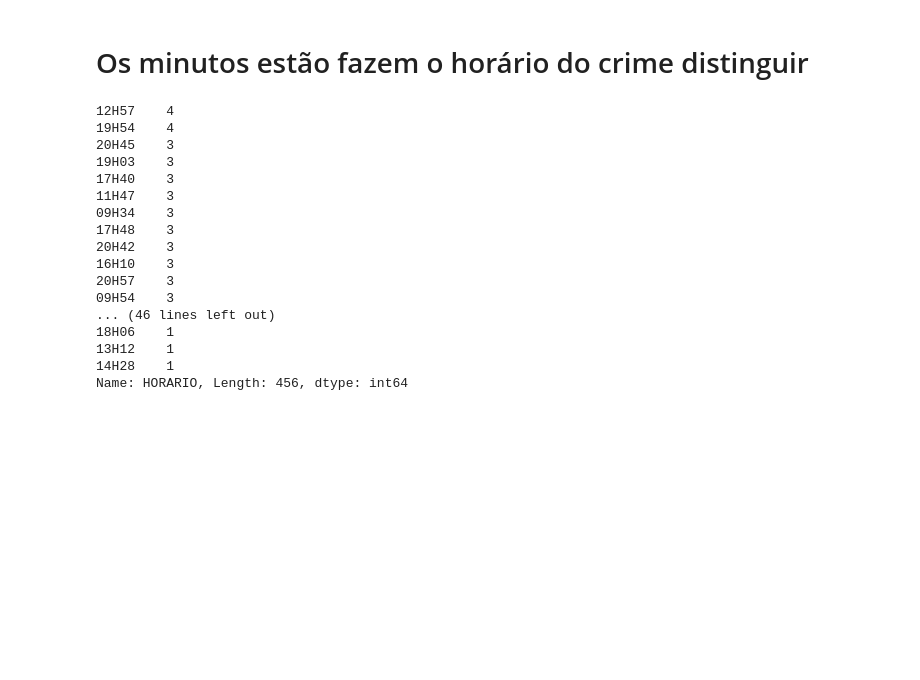
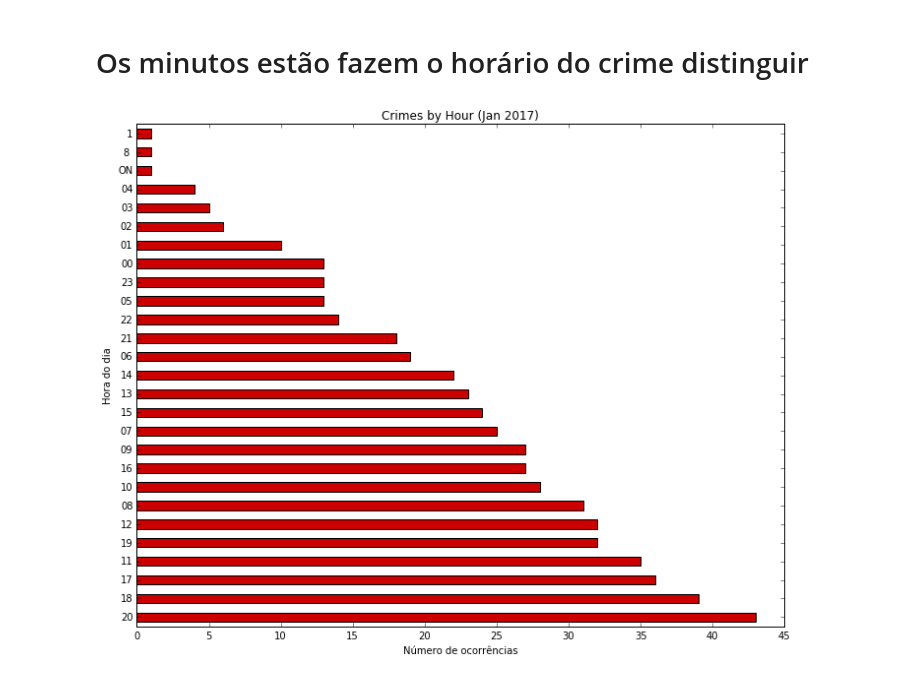
Before and after one commit to netodeolino/TCC, a Jupyter notebook: TCC 02/Testes de Análises/Análise sobre o horário.ipynb, the cells around one changed output. Drawn from its saved outputs; the diff is of its cells as text; code cells hidden in the pictures; blank space fills up the shorter version.

```diff
--- a/TCC 02/Testes de Análises/Análise sobre o horário.ipynb
+++ b/TCC 02/Testes de Análises/Análise sobre o horário.ipynb
@@ -53,22 +51,15 @@ plt.show()
 # %% [markdown]
 # Os minutos estão fazem o horário do crime distinguir
-# %%
-df.HORARIO.value_counts()
-# %% [output]
-12H57    4
-19H54    4
-20H45    3
-19H03    3
-17H40    3
-11H47    3
-09H34    3
-17H48    3
-20H42    3
-16H10    3
-20H57    3
-09H54    3
-... (46 lines left out)
-18H06    1
-13H12    1
-14H28    1
-Name: HORARIO, Length: 456, dtype: int64
+# %%
+horas_mes = df.HORA.value_counts()
+# %%
+horas_mes.plot(kind='barh', figsize=(10,8), color='#cc0000')
+plt.title('Crimes by Hour (Jan 2017)')
+plt.xlabel('Número de ocorrências')
+plt.ylabel('Hora do dia')
+plt.tight_layout()
+ax = plt.gca()
+ax.xaxis.set_major_formatter(ticker.StrMethodFormatter('{x:,.0f}'))
+plt.show()
+# %% [output]
+[figure, added]
```
Also changed, not shown: parts of 5 cells of this notebook, 7 other files.
